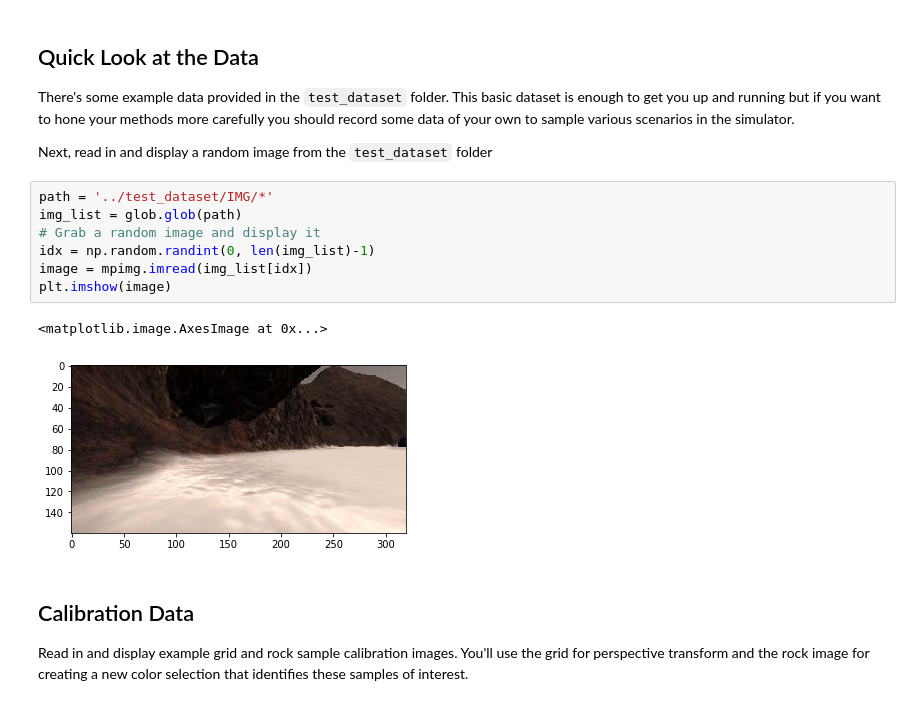
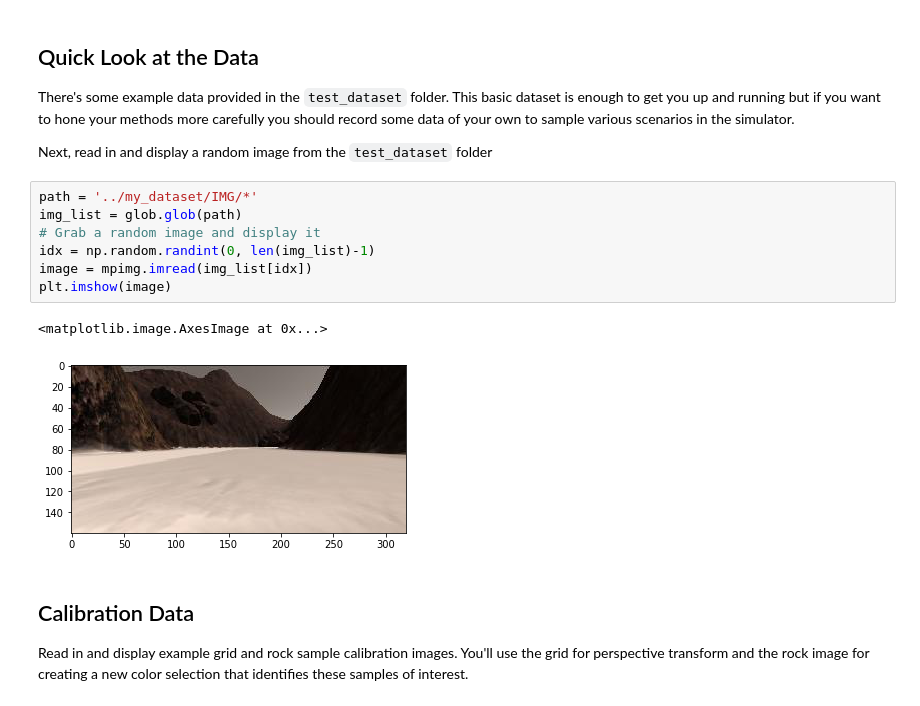
Before and after one commit to NULL-Wolf/RoboND-Rover-Project, a Jupyter notebook: code/Rover_Project_Test_Notebook.ipynb, the cells around one changed output. Saved outputs shown, nothing was run; the diff lists cells and outputs as text.

```diff
--- a/code/Rover_Project_Test_Notebook.ipynb
+++ b/code/Rover_Project_Test_Notebook.ipynb
@@ -33,15 +33,15 @@ There's some example data provided in the `test_dataset` folder.  This basic dat
 
 Next, read in and display a random image from the `test_dataset` folder
 # %%
-path = '../test_dataset/IMG/*'
+path = '../my_dataset/IMG/*'
 img_list = glob.glob(path)
 # Grab a random image and display it
 idx = np.random.randint(0, len(img_list)-1)
 image = mpimg.imread(img_list[idx])
 plt.imshow(image)
 # %% [output]
 <matplotlib.image.AxesImage at 0x...>
-[figure, old version]
+[figure, new version]
 # %% [markdown]
 ## Calibration Data
 Read in and display example grid and rock sample calibration images.  You'll use the grid for perspective transform and the rock image for creating a new color selection that identifies these samples of interest.
```
Also changed, not shown: parts of 9 cells of this notebook, 4 other files.
